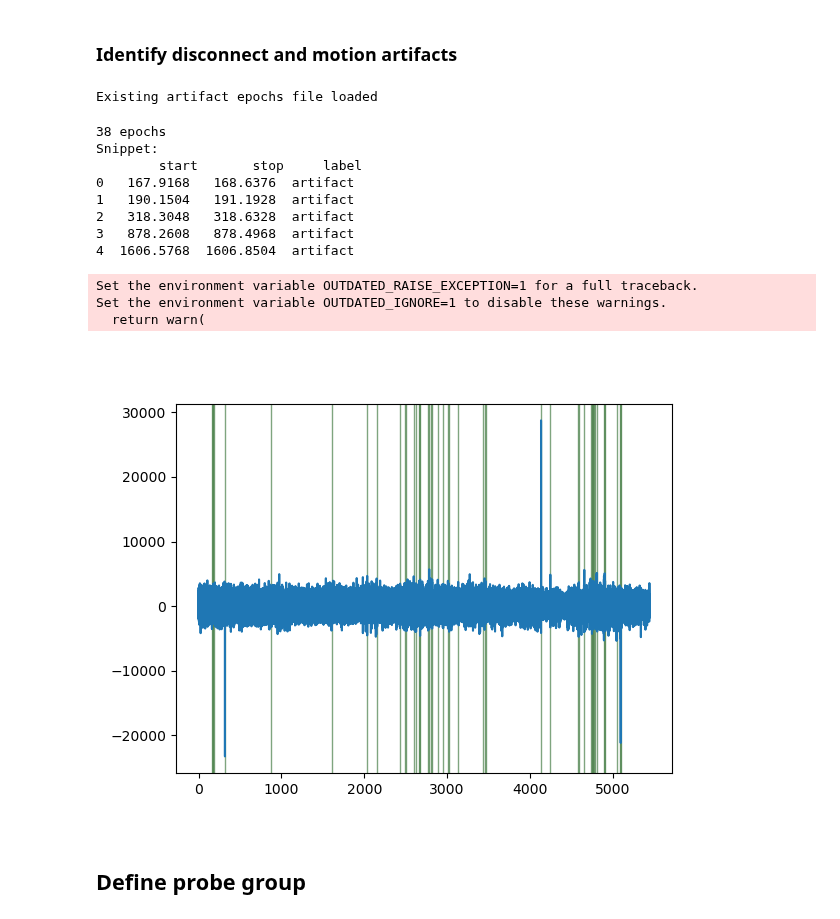
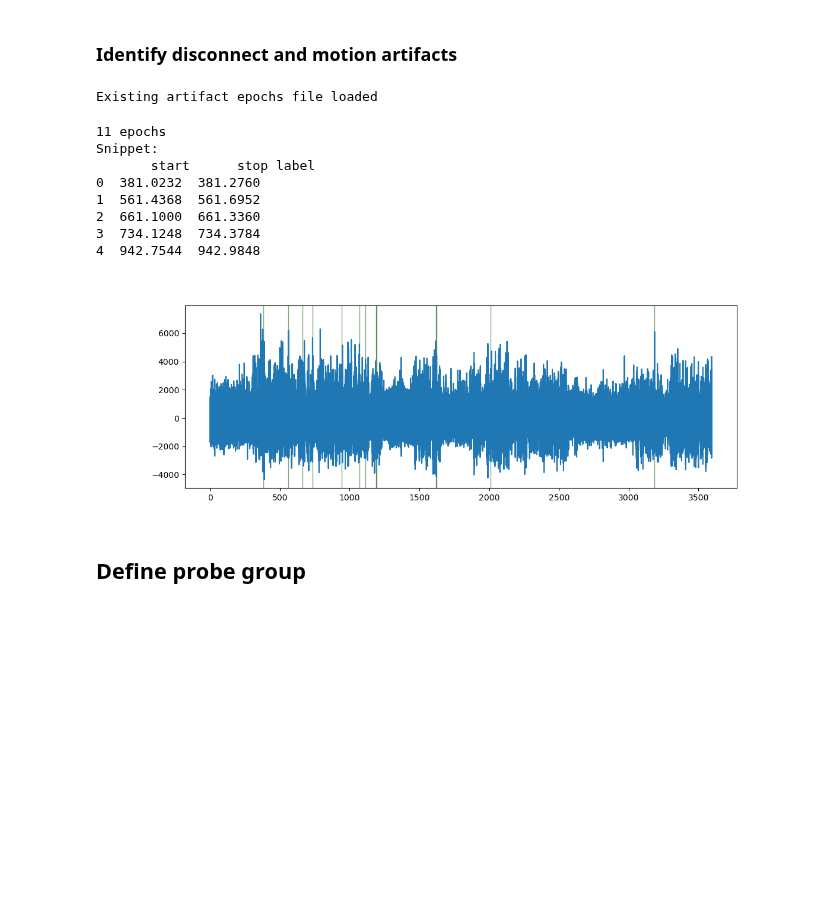
Before and after one commit to nkinsky/TraceFC, a Jupyter notebook: Notebooks/Spectral_Analysis.ipynb, the cells around one changed output. Cells and saved outputs as stored; diff of their text form; code cells hidden in the pictures; blank space fills up the shorter version.

```diff
--- a/Notebooks/Spectral_Analysis.ipynb
+++ b/Notebooks/Spectral_Analysis.ipynb
@@ -75,0 +67,5 @@ lfp Srate (downsampled): 1250
+# %%
+sess_dir = '/data2/Trace_FC/Recording_Rats/Han/2022_08_04_recall1/'
+sess_name = f"{sess_dir.split('/')[-3]}_{sess_dir.split('/')[-2].split('_')[-1]}"
+sess = sess_use(sess_dir)
+print(sess.recinfo)
@@ -108,26 +109,24 @@ else:
 art_epochs
 # %% [output]
 Existing artifact epochs file loaded
-38 epochs
+11 epochs
 Snippet:
-        start       stop     label
-0   167.9168   168.6376  artifact
-1   190.1504   191.1928  artifact
-2   318.3048   318.6328  artifact
-3   878.2608   878.4968  artifact
-4  1606.5768  1606.8504  artifact
+       start      stop label
+0  381.0232  381.2760
+1  561.4368  561.6952
+2  661.1000  661.3360
+3  734.1248  734.3784
+4  942.7544  942.9848
-Set the environment variable OUTDATED_RAISE_EXCEPTION=1 for a full traceback.
-Set the environment variable OUTDATED_IGNORE=1 to disable these warnings.
-  return warn(
 # %%
 %matplotlib widget
-_, ax = plt.subplots()
-ax.plot(signal.time, signal.traces[60])
+_, ax = plt.subplots(figsize=(12, 4))
+chan_plot = 6
+ax.plot(signal.time, signal.traces[chan_plot])
 
 for start, stop in zip(art_epochs.starts, art_epochs.stops):
     ax.axvspan(start, stop, color=[0, 0.3, 0, 0.5])
 # %% [output]
-[figure, old version]
+[figure, new version]
 # %% [markdown]
 ## Define probe group
 # %%
```
Also changed, not shown: parts of 118 cells of this notebook.
